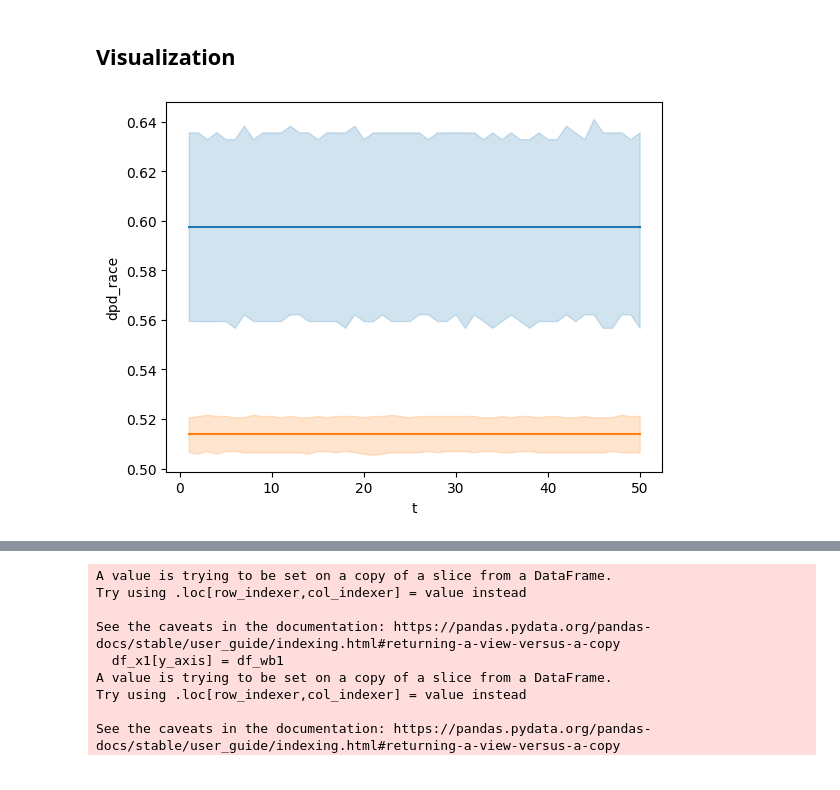
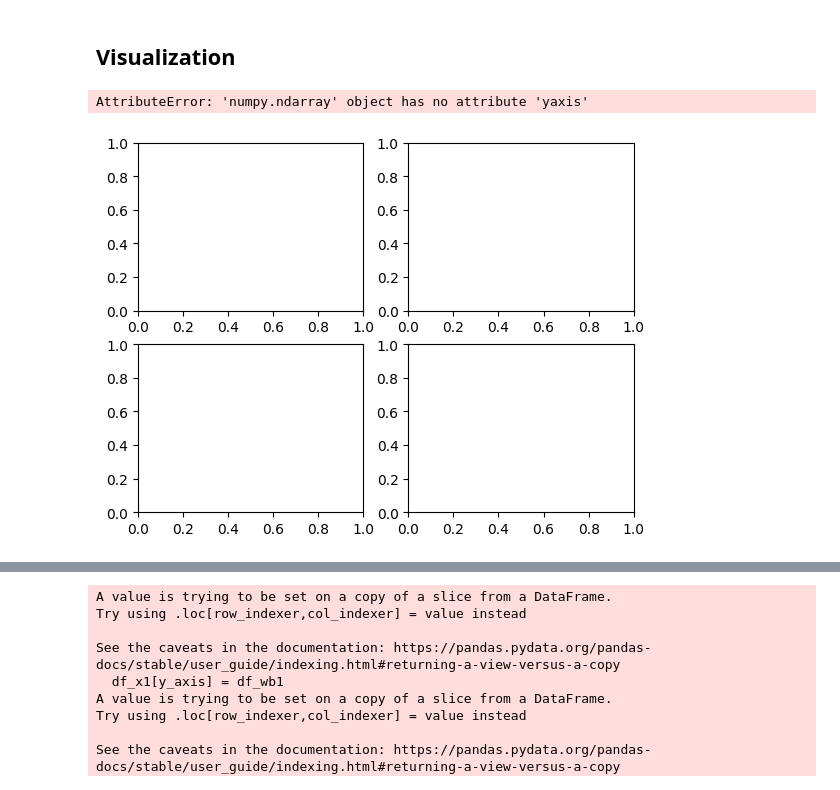
Before and after one commit to Le-Ty/abm_dm_impact, a Jupyter notebook: basic/evals/mlp_vs_clf.ipynb, the cells around one changed output, grey strips where cells are left out. Cells and saved outputs as stored; diff of their text form; code cells hidden in the pictures.

```diff
--- a/basic/evals/mlp_vs_clf.ipynb
+++ b/basic/evals/mlp_vs_clf.ipynb
@@ -147,20 +153,23 @@ def viz(data, x, y, hue, title = None):
 
     plt.show()
 # %%
-fig, ax = plt.subplots()
+fig, axes = plt.subplots(2,2)
 
-# sns.lineplot(   x =  df_baseline.index.get_level_values('t'),
-#                 y = df_baseline['eod_gender'])
+for no, i in enumerate([df, df_baseline]):
+    ax = axes[no-1]
+    sns.lineplot(   x =  i.index.get_level_values('t'),
+                    y = i['eod_gender'], ax = ax)
 
-# sns.lineplot(   x =  df_baseline.index.get_level_values('t'),
-#                 y = df_baseline['eod_race'])
-sns.lineplot(   x =  df_baseline.index.get_level_values('t'),
-                y = df_baseline['dpd_race'])
-sns.lineplot(   x =  df_baseline.index.get_level_values('t'),
-                y = df_baseline['dpd_gender'])
-# plt.ylim(0,0.2)
-# plt.xlim(0,50)
+    sns.lineplot(   x =  i.index.get_level_values('t'),
+                    y = i['eod_race'])
+    sns.lineplot(   x =  i.index.get_level_values('t'),
+                    y = i['dpd_race'])
+    sns.lineplot(   x =  df_baseline.index.get_level_values('t'),
+                    y = i['dpd_gender'])
+    # # plt.ylim(0,0.2)
+    # plt.xlim(0,50)
 
 plt.show()
 # %% [output]
+AttributeError: 'numpy.ndarray' object has no attribute 'yaxis'
-[figure, old version]
+[figure, new version]
```
Also changed, not shown: parts of 9 cells of this notebook.
